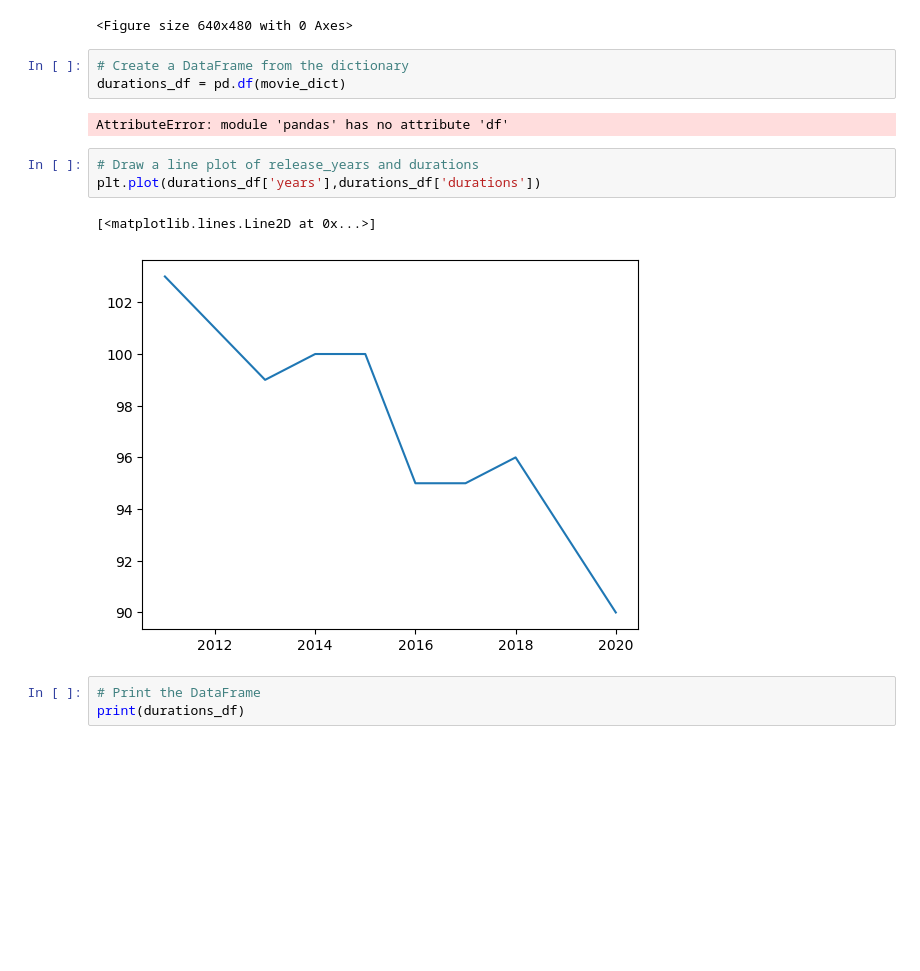
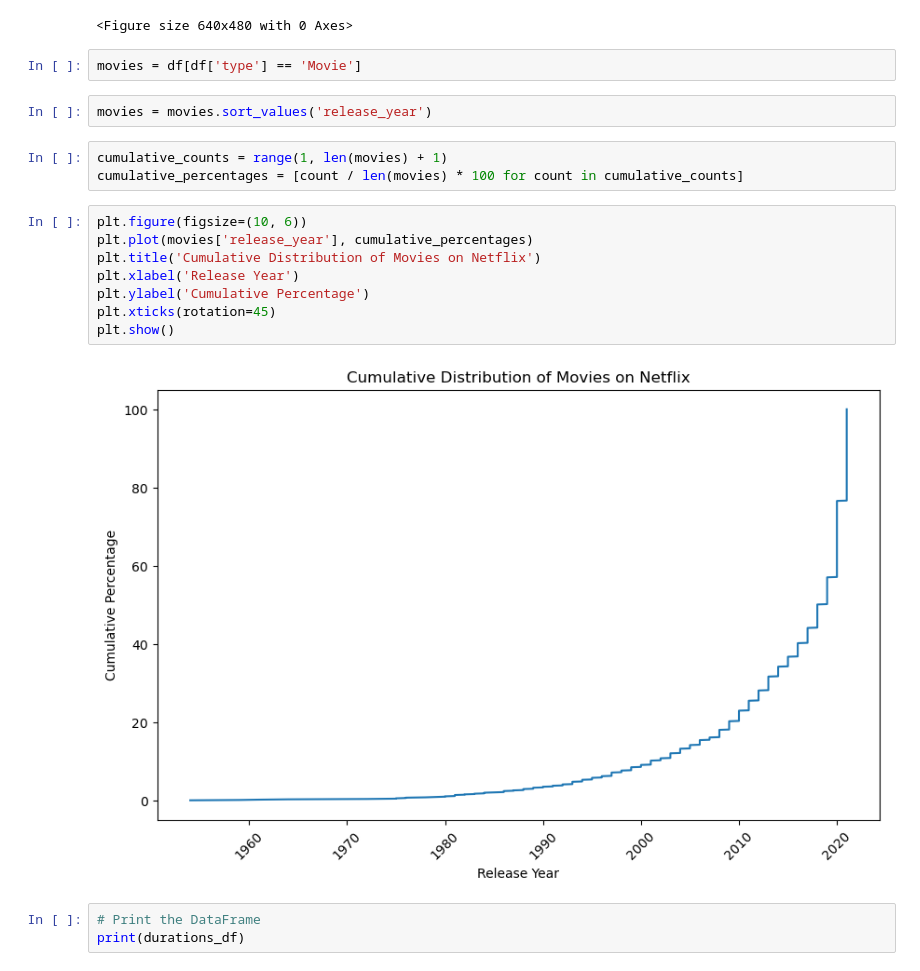
Before and after one commit to Mahmoudchebaane/projet-analyse, a Jupyter notebook: Index.ipynb, the cells around one changed output. Saved outputs shown, nothing was run; the diff lists cells and outputs as text; blank space fills up the shorter version.

```diff
--- a/Index.ipynb
+++ b/Index.ipynb
@@ -266,17 +266,23 @@ import matplotlib.pyplot as plt
 fig = plt.figure()
 # %% [output]
 <Figure size 640x480 with 0 Axes>
-# %%
-# Create a DataFrame from the dictionary
-durations_df = pd.df(movie_dict)
-# %% [output]
-AttributeError: module 'pandas' has no attribute 'df'
-# %%
-# Draw a line plot of release_years and durations
-plt.plot(durations_df['years'],durations_df['durations'])
-# %% [output]
-[<matplotlib.lines.Line2D at 0x...>]
-[figure, removed]
+# %%
+movies = df[df['type'] == 'Movie']
+# %%
+movies = movies.sort_values('release_year')
+# %%
+cumulative_counts = range(1, len(movies) + 1)
+cumulative_percentages = [count / len(movies) * 100 for count in cumulative_counts]
+# %%
+plt.figure(figsize=(10, 6))
+plt.plot(movies['release_year'], cumulative_percentages)
+plt.title('Cumulative Distribution of Movies on Netflix')
+plt.xlabel('Release Year')
+plt.ylabel('Cumulative Percentage')
+plt.xticks(rotation=45)
+plt.show()
+# %% [output]
+[figure, added]
 # %%
 # Print the DataFrame
 print(durations_df)
```
Also changed, not shown: parts of 4 cells of this notebook, 3 other files.
